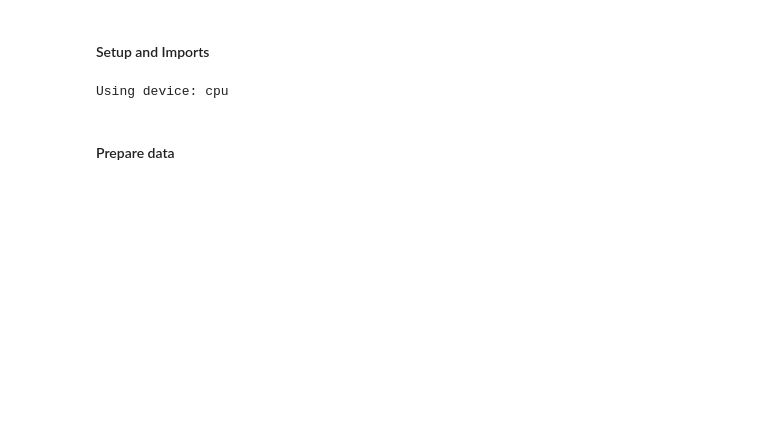
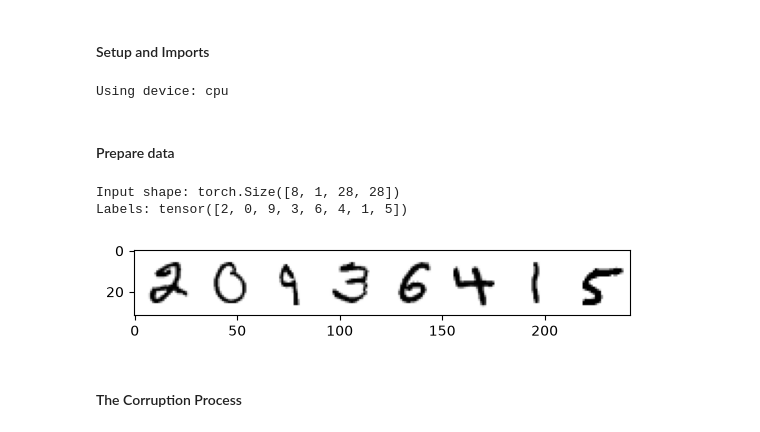
Before and after one commit to sweetatyagiaz/diffusion-models-from-scratch, a Jupyter notebook: notebooks/1-Intro.ipynb, the cells around one changed output. Cells and saved outputs as stored; diff of their text form; code cells hidden in the pictures; blank space fills up the shorter version.

Commit message:
Corruption Process

```diff
--- a/notebooks/1-Intro.ipynb
+++ b/notebooks/1-Intro.ipynb
@@ -19,3 +19,14 @@ Using device: cpu
 dataset = torchvision.datasets.MNIST(root="mnist/", train=True, download=True, transform=torchvision.transforms.ToTensor())
 # %%
 train_dataloader = DataLoader(dataset, batch_size=8, shuffle=True)
+# %%
+x, y = next(iter(train_dataloader))
+print('Input shape:', x.shape)
+print('Labels:', y)
+plt.imshow(torchvision.utils.make_grid(x)[0], cmap='Greys');
+# %% [output]
+Input shape: torch.Size([8, 1, 28, 28])
+Labels: tensor([2, 0, 9, 3, 6, 4, 1, 5])
+[figure, added]
+# %% [markdown]
+#### The Corruption Process
```
Also changed, not shown: parts of 2 cells of this notebook.
